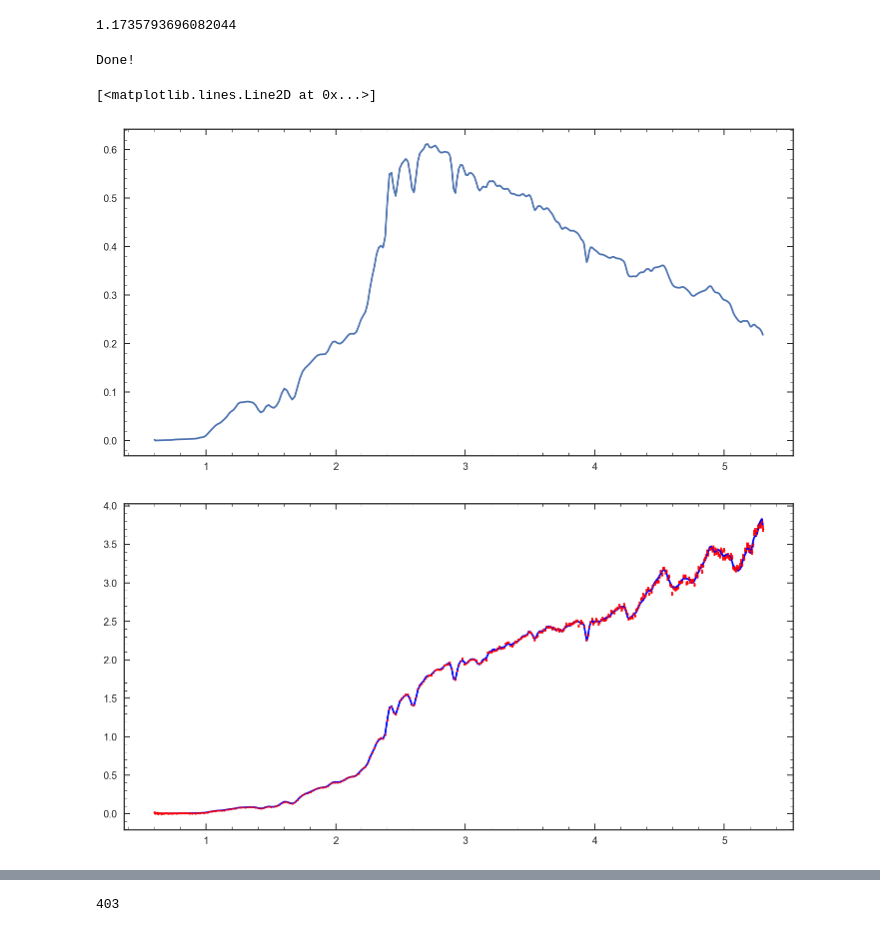
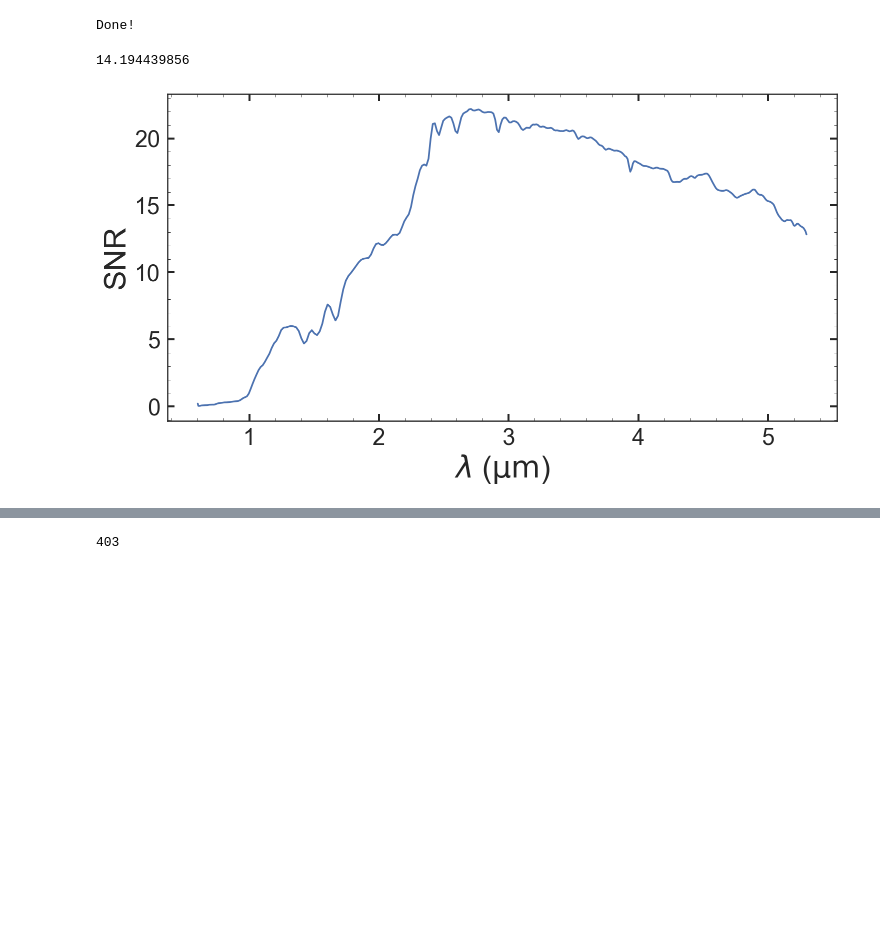
Before and after one commit to Vince-ec/JWST_proposal, a Jupyter notebook: Ivo_proposal.ipynb, the cells around one changed output, grey strips where cells are left out. Cells and saved outputs as stored; diff of their text form; code cells hidden in the pictures; blank space fills up the shorter version.

```diff
--- a/Ivo_proposal.ipynb
+++ b/Ivo_proposal.ipynb
@@ -26,8 +26,4 @@ age = np.arange(0.5,2.1,0.1)
 metal = np.arange(0.004,0.028,0.001)
 tau = [0, 8.0, 8.48, 8.7, 8.85, 8.95, 9.04, 9.11, 9.18, 9.23, 9.28, 9.32, 9.36, 9.4, 9.43, 9.46]
 M,A=np.meshgrid(metal,age)
-# %%
-Oldest_galaxy(5)
-# %% [output]
-1.1735793696082044
 # %%
@@ -43,16 +39,19 @@ wv,flux = np.load('/Users/vestrada/fsps_models_for_fit/fsps_spec/m0.019_a1.0_dt8
 add_err = np.random.normal(0,simer)
 # %%
 
+print np.mean(simfl/(simer *7))
 
 plt.figure(figsize=[12,6])
-plt.plot(simwv,simfl)
-
-plt.figure(figsize=[12,6])
-# plt.plot(wv*1E-4,(wv**2/3E18)*flux*1.5E15)
-plt.errorbar(simwv,(simfl+add_err)/trans,simer/trans,color='r',fmt='o',ms=2)
-plt.plot(simwv,(simfl)/trans,'b')
+plt.plot(simwv,simfl/(simer *7))
+plt.xlabel('$\lambda$ ($\\rm \mu m$)',fontsize=30)
+plt.ylabel('SNR',fontsize=30)
+plt.tick_params(axis='both', which='major', labelsize=23,length = 7, width=2)
+plt.savefig('snr.png',bbox_inches='tight')
+# plt.figure(figsize=[12,6])
+# # plt.plot(wv*1E-4,(wv**2/3E18)*flux*1.5E15)
+# plt.errorbar(simwv,(simfl+add_err)/trans,simer/trans,color='r',fmt='o',ms=2)
+# plt.plot(simwv,(simfl)/trans,'b')
 # %% [output]
-[<matplotlib.lines.Line2D at 0x...>]
+14.194439856
-[figure, old version]
+[figure, new version]
-[figure, removed]
 # %%
```
Also changed, not shown: parts of 9 cells of this notebook, 1 other file.
